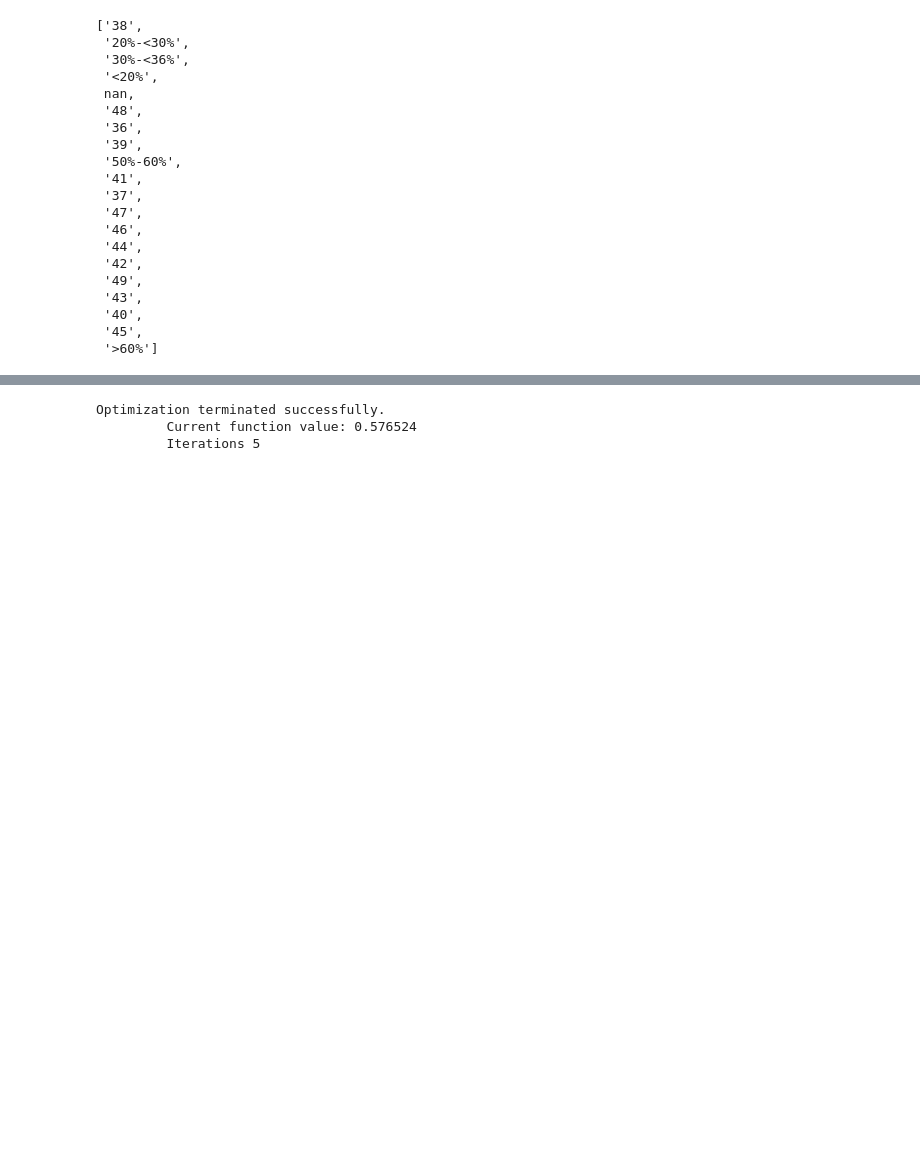
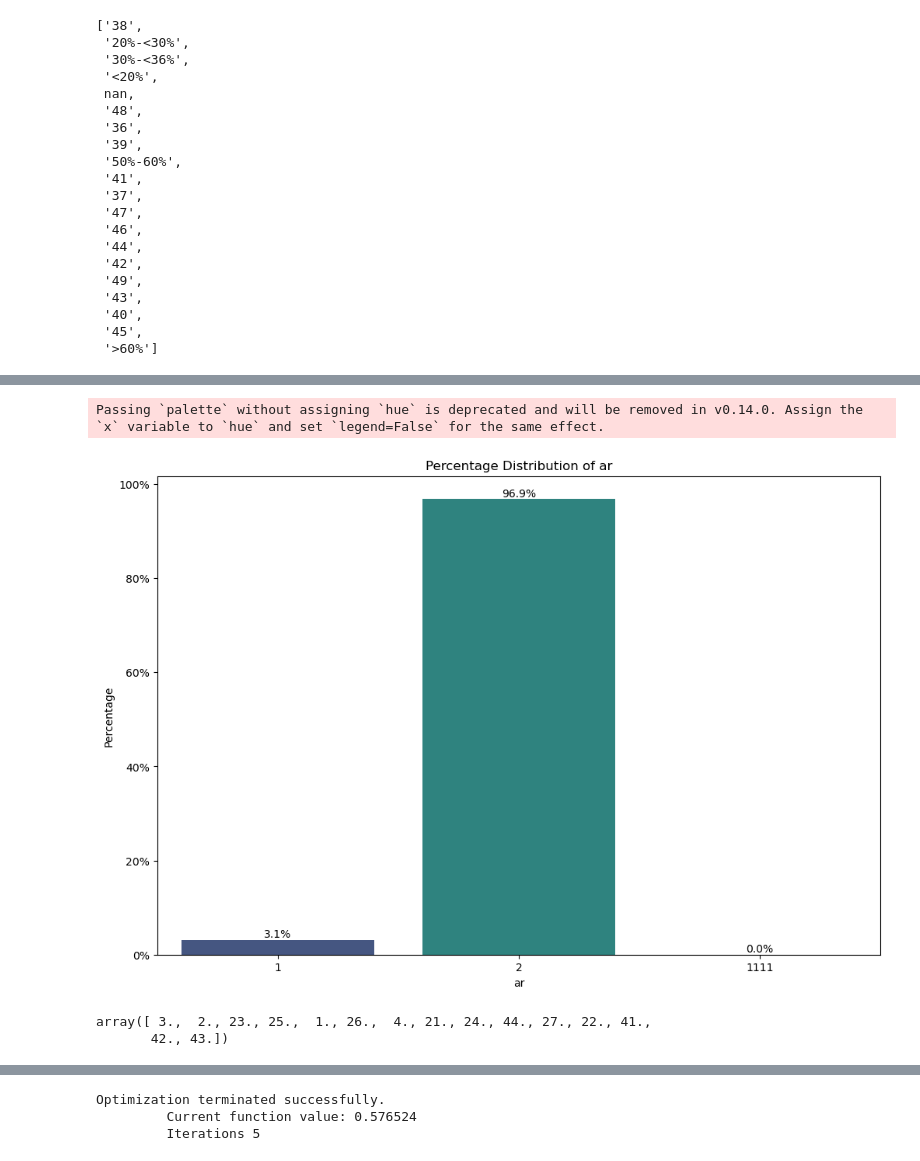
Before and after one commit to catdgomez/redlined_by_algorithm, a Jupyter notebook: notebooks/redlined_by_algorithm_exploratory.ipynb, the cells around one changed output, grey strips where cells are left out. Saved outputs shown, nothing was run; the diff lists cells and outputs as text; code cells hidden in the pictures; blank space fills up the shorter version.

```diff
--- a/notebooks/redlined_by_algorithm_exploratory.ipynb
+++ b/notebooks/redlined_by_algorithm_exploratory.ipynb
@@ -815,0 +991,59 @@ hmda_ohe_dr['debt_to_income_ratio'].unique().tolist() #astype(str)
+# %%
+# create dummy data (Replace this with your DataFrame and column)
+data = hmda_ohe_dr['balloon_payment']
+df = hmda_ohe_dr
+
+# calculate percentages (normalize=True gives fractions, multiply by 100)
+pct_df = (
+    df['balloon_payment'].value_counts(normalize=True).reset_index(name="Percentage")
+)
+pct_df["Percentage"] *= 100
+
+# plot the bar graph
+plt.figure(figsize=(12, 8))
+ax = sns.barplot(x='balloon_payment', y="Percentage", data=pct_df, palette="viridis", legend=False)
+
+# format y axis as percentage
+ax.yaxis.set_major_formatter(mtick.PercentFormatter())
+
+# add percentage labels on top of each bar
+for container in ax.containers:
+    ax.bar_label(container, fmt="%.1f%%")
+
+plt.title("Percentage Distribution of ar")
+plt.ylabel("Percentage")
+plt.xlabel("ar")
+plt.show()
+# %% [output]
+Passing `palette` without assigning `hue` is deprecated and will be removed in v0.14.0. Assign the `x` variable to `hue` and set `legend=False` for the same effect.
+[figure, added]
+# %%
+# applicant_race-1
+# Description: Race of the applicant or borrower
+# Values:
+# 1 - American Indian or Alaska Native
+# 2 - Asian
+# 21 - Asian Indian
+# 22 - Chinese
+# 23 - Filipino
+# 24 - Japanese
+# 25 - Korean
+# 26 - Vietnamese
+# 27 - Other Asian
+# 3 - Black or African American
+# 4 - Native Hawaiian or Other Pacific Islander
+# 41 - Native Hawaiian
+# 42 - Guamanian or Chamorro
+# 43 - Samoan
+# 44 - Other Pacific Islander
+# 5 - White
+# 6 - Information not provided by applicant in mail, internet, or telephone application
+# 7 - Not applicable
+
+list_of_values_to_keep = [1, 2, 3, 4, 21, 22, 23, 24, 25, 26, 27, 41, 42, 43, 44]
+
+hmda_ohe_dr_ar1test = hmda_ohe_dr[hmda_ohe_dr['applicant_race-1'].isin(list_of_values_to_keep)]
+hmda_ohe_dr_ar1test['applicant_race-1'].unique()
+# %% [output]
+array([ 3.,  2., 23., 25.,  1., 26.,  4., 21., 24., 44., 27., 22., 41.,
+       42., 43.])
```
Also changed, not shown: parts of 24 cells of this notebook.
